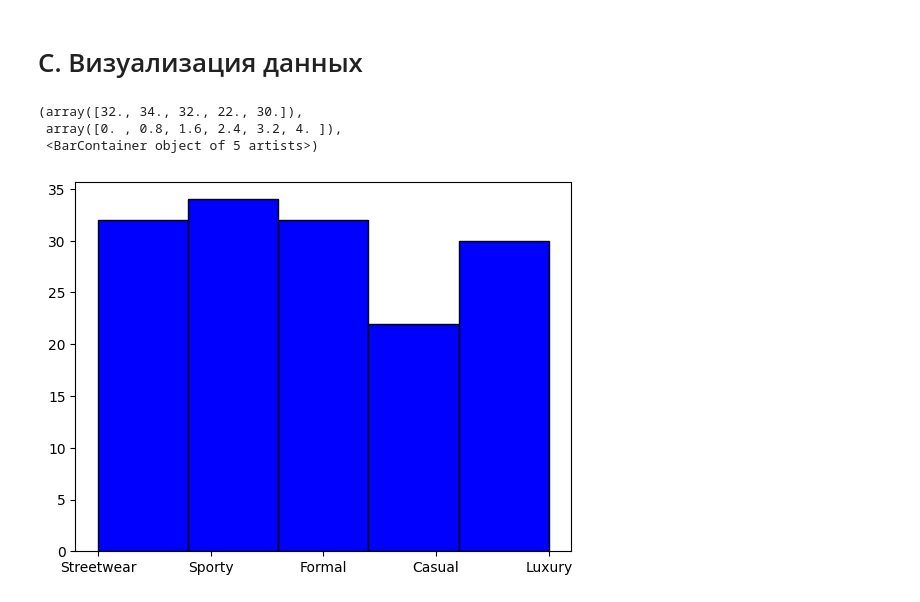
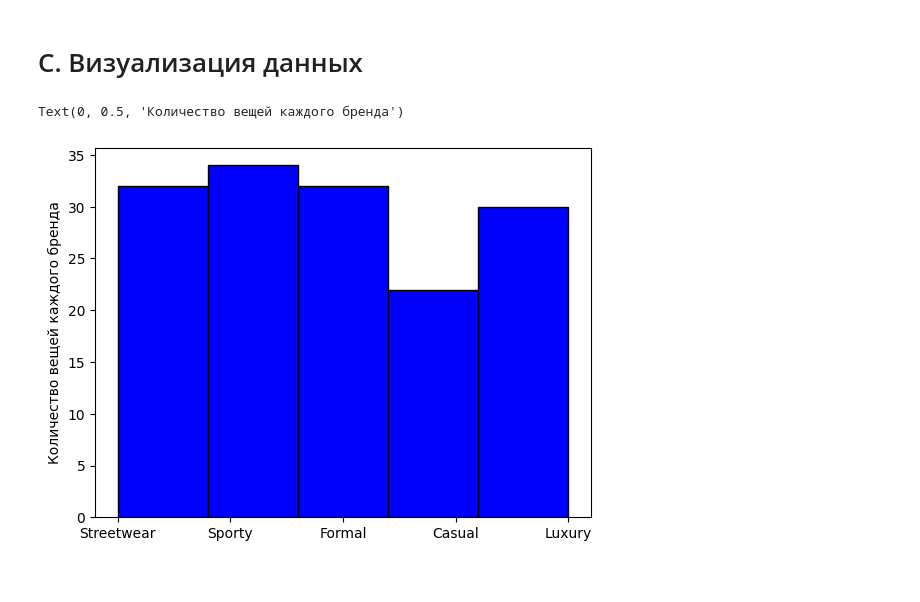
Before and after one commit to Typer61/ORDII-Project, a Jupyter notebook: Анализ_модных_трендов_зимы.ipynb, the cells around one changed output. Cells and saved outputs as stored; diff of their text form; code cells hidden in the pictures.

```diff
--- a/Анализ_модных_трендов_зимы.ipynb
+++ b/Анализ_модных_трендов_зимы.ipynb
@@ -103,11 +103,10 @@ Trend_Status        0
 # C. Визуализация данных
 # %%
 plt.hist(df['Style'], color = 'blue', edgecolor = 'black', bins = int(25/5))
+plt.ylabel("Количество вещей каждого бренда")
 #Количество вещей в каждом стиле
 # %% [output]
-(array([32., 34., 32., 22., 30.]),
- array([0. , 0.8, 1.6, 2.4, 3.2, 4. ]),
- <BarContainer object of 5 artists>)
+Text(0, 0.5, 'Количество вещей каждого бренда')
-[figure, old version]
+[figure, new version]
 # %%
 plt.plot(df['ID'], df['Customer_Rating'], color='red')
```
Also changed, not shown: parts of 5 cells of this notebook.
